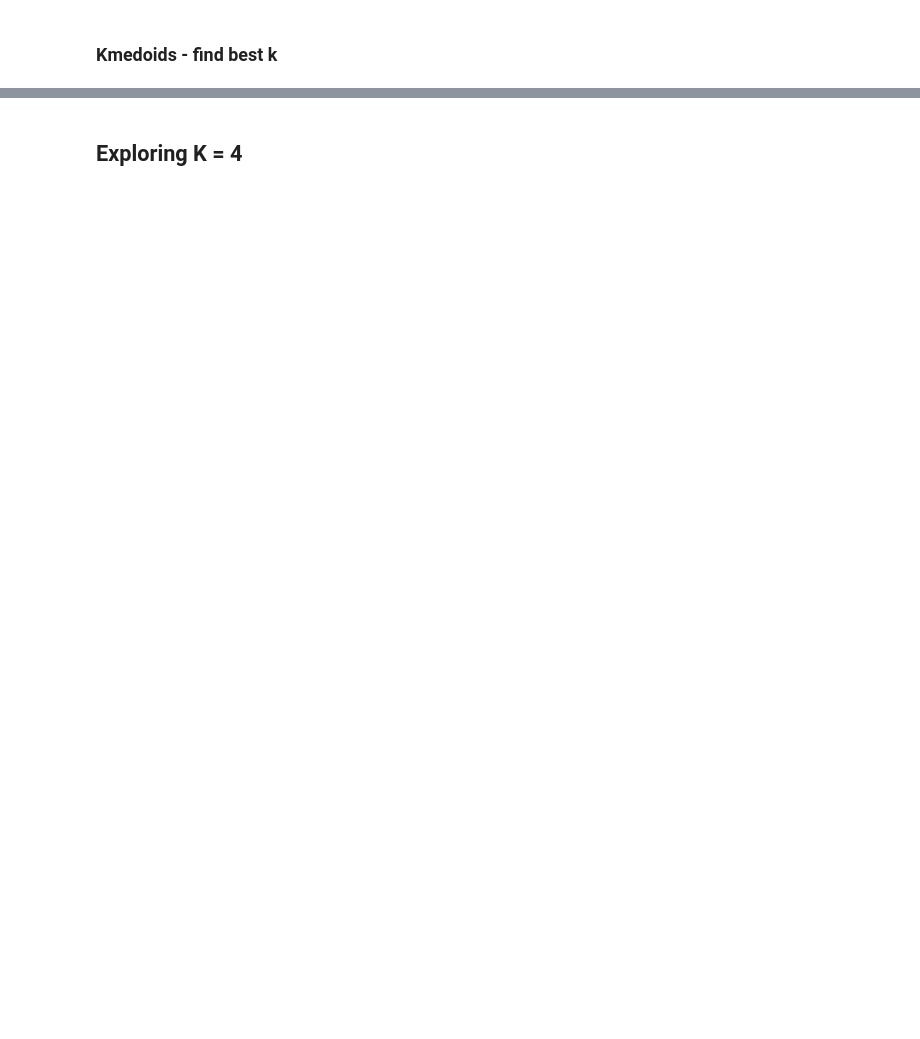
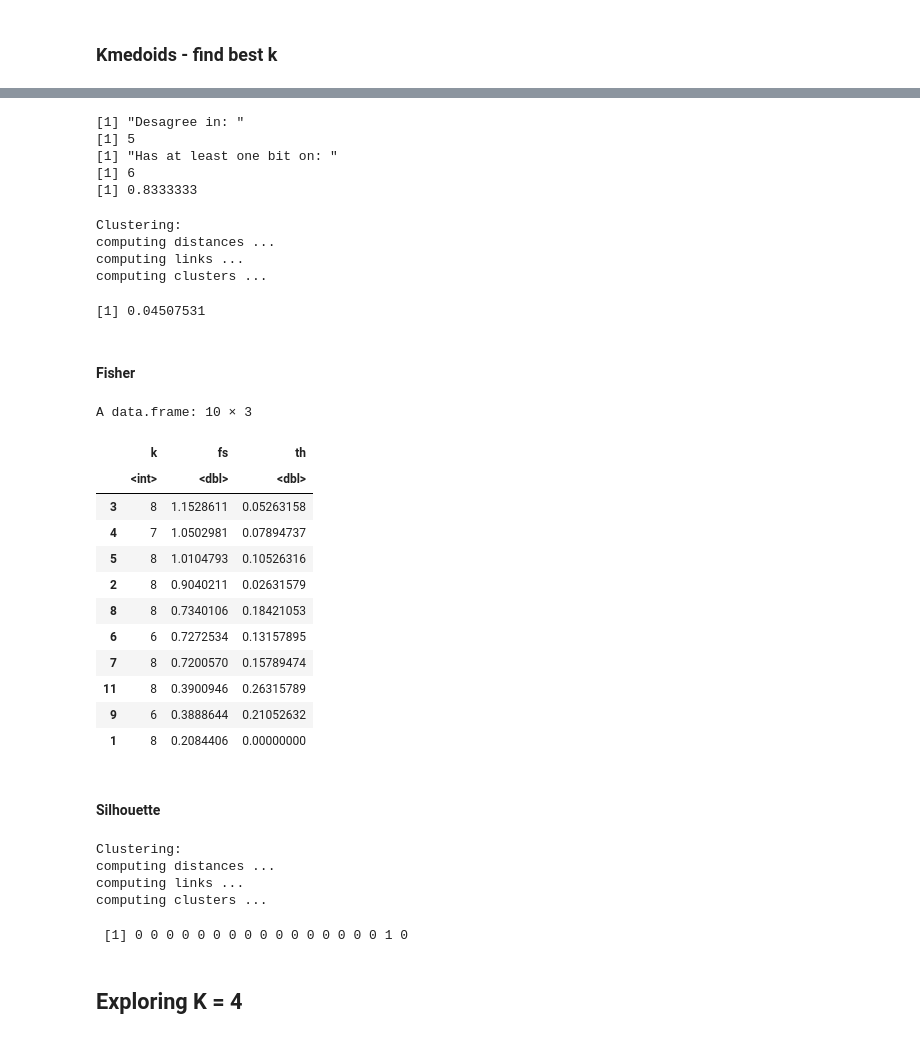
Before and after one commit to LASOS-INT/Barreiras-e-Facilitadores, a Jupyter notebook: R-notebooks/barriers_unsupervised_analysis.ipynb, the cells around one changed output, grey strips where cells are left out. Saved outputs shown, nothing was run; the diff lists cells and outputs as text; code cells hidden in the pictures; blank space fills up the shorter version.

Commit message:
add rock

```diff
--- a/R-notebooks/barriers_unsupervised_analysis.ipynb
+++ b/R-notebooks/barriers_unsupervised_analysis.ipynb
@@ -269,0 +388,23 @@ mvalue <- max(silhouette_scs)
+# %%
+print("Desagree in: ")
+print(sum(df_matrix[1, ] != df_matrix[2,]))
+print("Has at least one bit on: ")
+print(sum(df_matrix[1, ] == 1 | df_matrix[2, ]))
+print(sum(df_matrix[1, ] != df_matrix[2,])/sum(df_matrix[1, ] == 1 | df_matrix[2, ]))
+# %% [output]
+[1] "Desagree in: "
+[1] 5
+[1] "Has at least one bit on: "
+[1] 6
+[1] 0.8333333
+# %%
+source(here('Modules','modules.R'))
+fisher_values_rock(3, 0.5, df_during_barriers_facilitators)[[1]]
+# %% [output]
+Clustering:
+computing distances ...
+computing links ...
+computing clusters ...
+[1] 0.04507531
+# %% [markdown]
+#### Fisher
@@ -269,0 +428,19 @@ mvalue <- max(silhouette_scs)
+# %%
+best_fishers_rock <- read.csv('../Data/fisher_rock.csv')
+head(best_fishers_rock[order(best_fishers_rock$fs, decreasing=TRUE), ], 10)
+# %% [output]
+A data.frame: 10 × 3
+|  | k | fs | th |
+|  | <int> | <dbl> | <dbl> |
+| 3 | 8 | 1.1528611 | 0.05263158 |
+| 4 | 7 | 1.0502981 | 0.07894737 |
+| 5 | 8 | 1.0104793 | 0.10526316 |
+| 2 | 8 | 0.9040211 | 0.02631579 |
+| 8 | 8 | 0.7340106 | 0.18421053 |
+| 6 | 6 | 0.7272534 | 0.13157895 |
+| 7 | 8 | 0.7200570 | 0.15789474 |
+| 11 | 8 | 0.3900946 | 0.26315789 |
+| 9 | 6 | 0.3888644 | 0.21052632 |
+| 1 | 8 | 0.2084406 | 0.00000000 |
+# %% [markdown]
+#### Silhouette
@@ -270,3 +451,14 @@ mvalue <- max(silhouette_scs)
+# %%
+
+
+clusteri = df_during_barriers_facilitators[rockCluster(df_matrix, n=3, theta=0.5)$cl == 1, ]
+unname(apply(clusteri, 2, modefunc))
+# %% [output]
+Clustering:
+computing distances ...
+computing links ...
+computing clusters ...
+ [1] 0 0 0 0 0 0 0 0 0 0 0 0 0 0 0 0 1 0
 # %% [markdown]
 ## Exploring K = 4
 # %%
```
Also changed, not shown: parts of 22 cells of this notebook, 2 other files.
